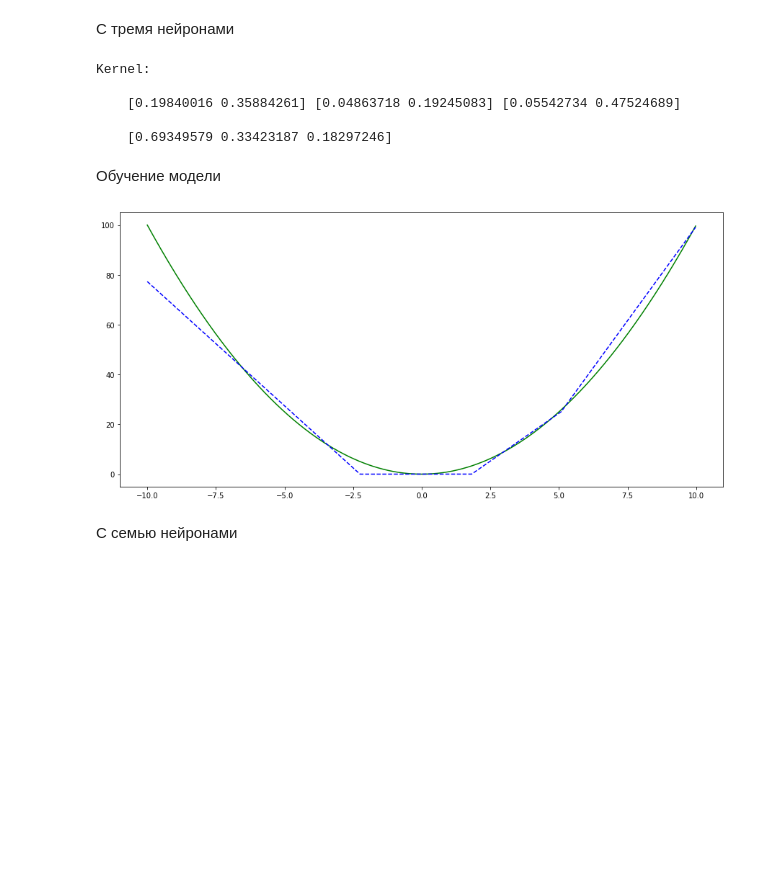
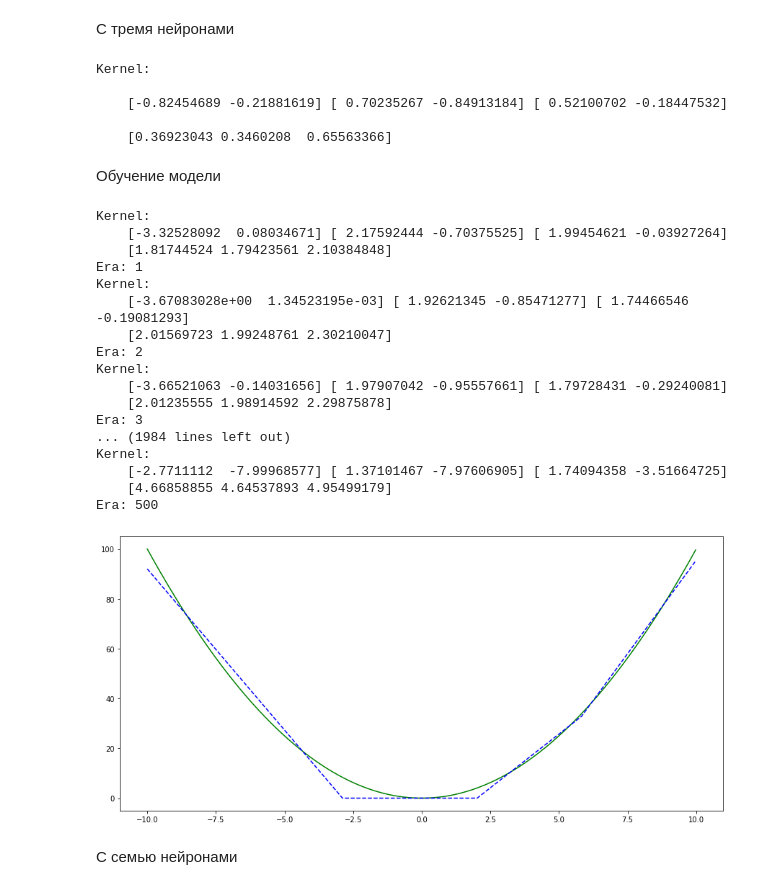
Before and after one commit to jambinoid/perceptron, a Jupyter notebook: task.ipynb, the cells around one changed output. Saved outputs shown, nothing was run; the diff lists cells and outputs as text; code cells hidden in the pictures; blank space fills up the shorter version.

Commit message:
Исправлены формулы обновления весов, изменен способ получения обучающей выборки для одной эпохи

```diff
--- a/task.ipynb
+++ b/task.ipynb
@@ -97,7 +97,7 @@ class MultiPerceptron():
     def __init__(self, n_entries, n_neurons=3):
         # Задаем начальные веса (должен быть многомерный массив, для каждого слоя свои веса)
         self.weights = [
-                        np.random.rand(n_neurons, n_entries + 1),  # набор весов первого слоя с двумя нейронами
+                        2 * (np.random.rand(n_neurons, n_entries + 1) - 0.5),  # набор весов первого слоя с двумя нейронами
                         np.random.rand(1, n_neurons),  # набор весов выходного слоя с одним нейроном
         ]
         print('Kernel:')
@@ -130,7 +130,7 @@ class MultiPerceptron():
                     y[k].append(max((0, np.dot(x, self.weights[k][i]))))
                 # Присваиваем x выход слоя, чтобы с этими данными мог работать следующий слой
                 x = np.array(y[k])
-            # Находим разность (ошибка = div ** 2, но она не нужна в обновлении весов)
+            # Находим разность (ошибка = 1/2 * div ** 2, но она не нужна в обновлении весов)
             # Добавляем вход в историю
             z.append(x)
             y.append([np.dot(x, self.weights[-1][0])])
@@ -140,7 +140,7 @@ class MultiPerceptron():
             delta = [[]]
             # Проходим по весам нейрона 0
             for j in range(len(self.weights[-1][0])):
-                delta[0].append(-2 * div)
+                delta[0].append(-div)
                 self.weights[-1][0][j] -= learning_rate * delta[0][j] * z[-1][0]
             # Чтобы пересчитать веса предыдущего нейрона на основе весов следующих нейронов
             delta_next = np.array(delta)
@@ -154,7 +154,7 @@ class MultiPerceptron():
                         # Проходим по весам нейрона i
                         for j in range(len(self.weights[k][i])):
                             # Обновляем вес j нерона i скрытого слоя k
-                                delta[i].append(2 * np.sum(delta_next * self.weights[k + 1]))
+                                delta[i].append(np.sum(delta_next * self.weights[k + 1]))
                                 self.weights[k][i][j] -= learning_rate * delta[i][j] * z[k][j]
                     else:
                         delta.append(np.zeros(len(self.weights[k][i])))
@@ -195,5 +195,6 @@ class MultiPerceptron():
 N = 10
 training_data = np.arange(-N, N, 0.02)
 training_values = np.square(training_data)
-print(training_data.shape)
+L = len(training_data)
+print(L)
 # %% [output]
@@ -207,25 +208,45 @@ model = MultiPerceptron(n_entries=1, n_neurons=3)
 # %% [output]
 Kernel:
 
-    [0.19840016 0.35884261] [0.04863718 0.19245083] [0.05542734 0.47524689]
+    [-0.82454689 -0.21881619] [ 0.70235267 -0.84913184] [ 0.52100702 -0.18447532]
 
-    [0.69349579 0.33423187 0.18297246]
+    [0.36923043 0.3460208  0.65563366]
 # %% [markdown]
 Обучение модели
 # %%
 fig = plt.figure(figsize=(15, 7))
 ax = fig.add_subplot(111)
-for i in range(1000):
-    model.fit(training_data, training_values, learning_rate=1e-5, print_info=False)
+for i in range(500):
+    rand_indices = np.random.randint(L,  size=L)
+    t_data = training_data[rand_indices]
+    t_values = training_values[rand_indices]
+    model.fit(t_data, t_values, learning_rate=1e-5, print_info=True)
 
 true_values = np.square(training_data)
 pred_values = model.predict(training_data)
 
 ax.plot(training_data, true_values, c='green')
 ax.plot(training_data, pred_values, c='blue', linestyle='--')
 fig.show()
 # %% [output]
+Kernel:
+    [-3.32528092  0.08034671] [ 2.17592444 -0.70375525] [ 1.99454621 -0.03927264]
+    [1.81744524 1.79423561 2.10384848]
+Era: 1
+Kernel:
+    [-3.67083028e+00  1.34523195e-03] [ 1.92621345 -0.85471277] [ 1.74466546 -0.19081293]
+    [2.01569723 1.99248761 2.30210047]
+Era: 2
+Kernel:
+    [-3.66521063 -0.14031656] [ 1.97907042 -0.95557661] [ 1.79728431 -0.29240081]
+    [2.01235555 1.98914592 2.29875878]
+Era: 3
+... (1984 lines left out)
+Kernel:
+    [-2.7711112  -7.99968577] [ 1.37101467 -7.97606905] [ 1.74094358 -3.51664725]
+    [4.66858855 4.64537893 4.95499179]
+Era: 500
-[figure, old version]
+[figure, new version]
 # %% [markdown]
 С семью нейронами
 # %%
```
Also changed, not shown: parts of 10 cells of this notebook.
